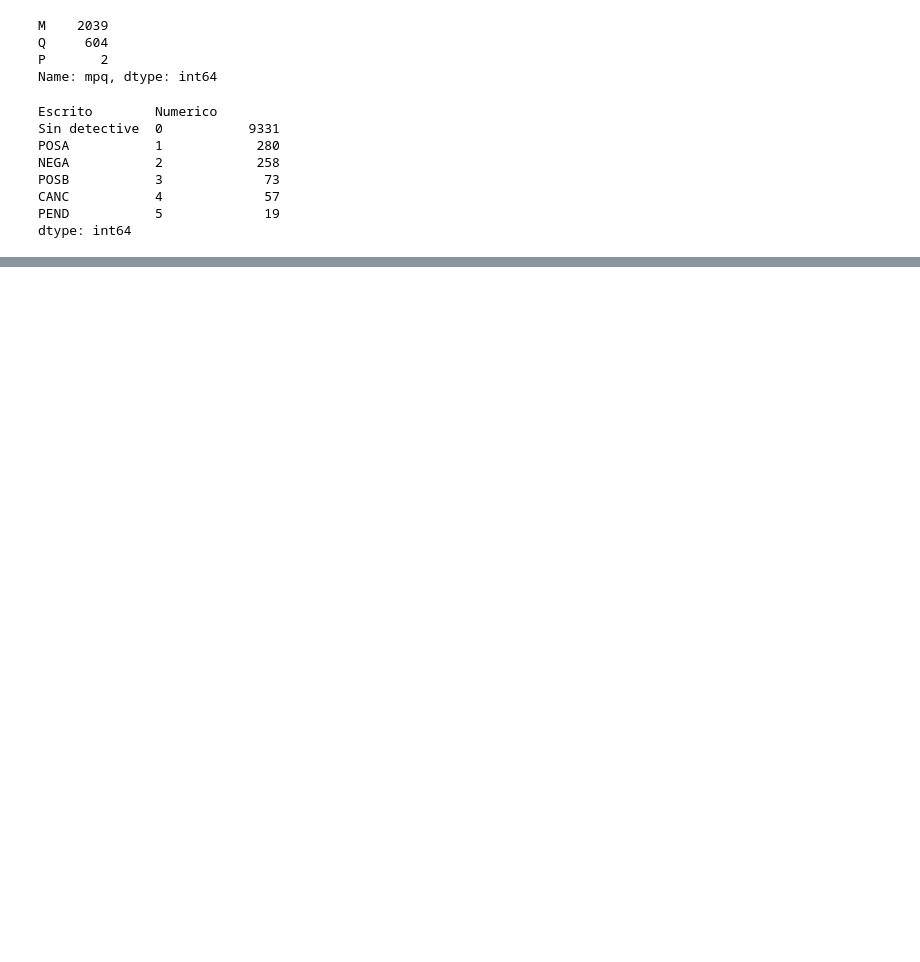
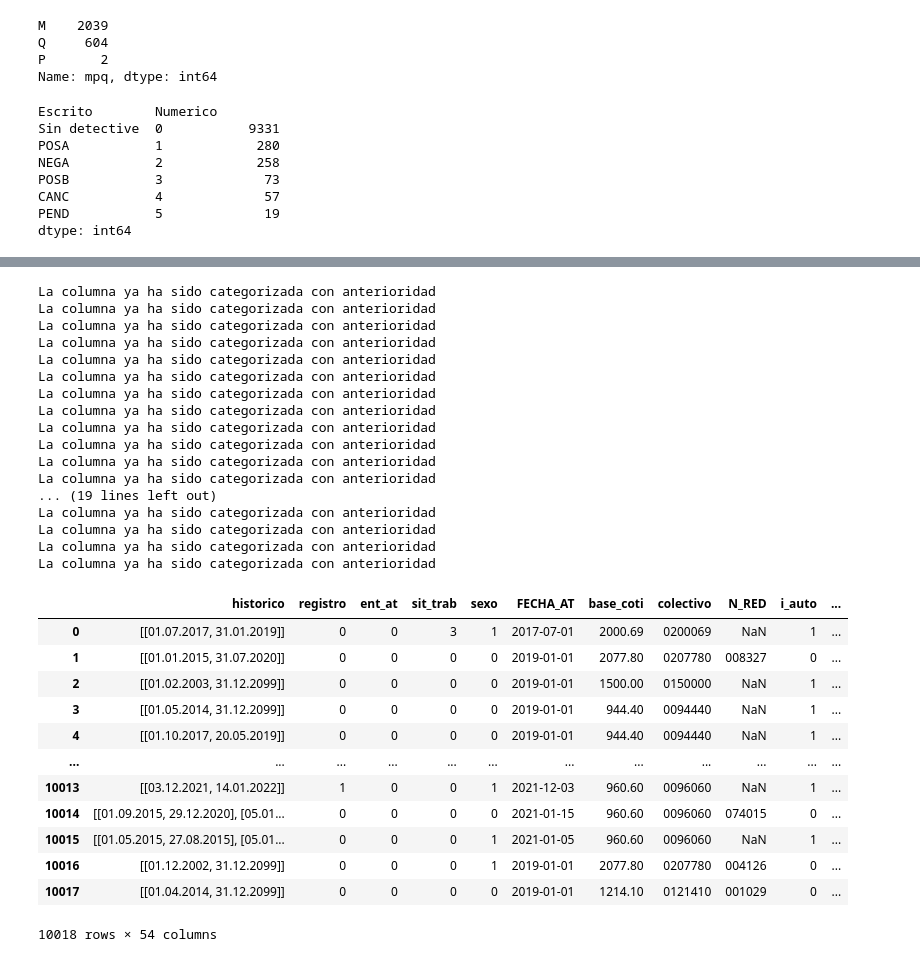
Before and after one commit to VictorCalzada/fraud_detection, a Jupyter notebook: lectura.ipynb, the cells around one changed output, grey strips where cells are left out. Cells and saved outputs as stored; diff of their text form; code cells hidden in the pictures; blank space fills up the shorter version.

```diff
--- a/lectura.ipynb
+++ b/lectura.ipynb
@@ -172,0 +162,20 @@ Name: nrehab, Length: 65, dtype: int64
+# %%
+cateList = dict() #Diccionario para almacenar las categorizaciones
+# %%
+def categorizacion(col, colname):
+    valores = col.value_counts()
+    cate = np.zeros(len(col), dtype=int)
+    llaves = list(valores.keys())
+    l = []
+    if type(col[0]) == bool:
+        print("es bool")
+        cate = list(map(int,col))
+    else:
+        for i, key in enumerate(llaves):
+            cate[col == key] = i
+            l.append((key,i))
+    if colname in cateList:
+        print("La columna ya ha sido categorizada con anterioridad")
+    else:
+        cateList[colname] = l
+    return pd.Series(cate)
@@ -172,0 +232,2 @@ Name: nrehab, Length: 65, dtype: int64
+# %%
+dat = pd.read_csv("PrimerCategorico.csv", index_col="Unnamed: 0")
@@ -172,0 +240,2 @@ Name: nrehab, Length: 65, dtype: int64
+# %%
+df = pd.concat(tablasdf.values(), axis=1)
@@ -172,0 +270,46 @@ Name: nrehab, Length: 65, dtype: int64
+# %%
+def selectFromDat(df, dat):
+    dataF = dict()
+    for key in dat.keys():
+        if key in df.keys():
+            if list(dat[key])[0] == "n":
+                continue
+            if list(dat[key])[1] == "n":
+                dataF[key] = df[key]
+            else:
+                dataF[key] = categorizacion(df[key], key)
+
+    return pd.DataFrame(dataF)
+
+selectFromDat(df, dat)
+# %% [output]
+La columna ya ha sido categorizada con anterioridad
+La columna ya ha sido categorizada con anterioridad
+La columna ya ha sido categorizada con anterioridad
+La columna ya ha sido categorizada con anterioridad
+La columna ya ha sido categorizada con anterioridad
+La columna ya ha sido categorizada con anterioridad
+La columna ya ha sido categorizada con anterioridad
+La columna ya ha sido categorizada con anterioridad
+La columna ya ha sido categorizada con anterioridad
+La columna ya ha sido categorizada con anterioridad
+La columna ya ha sido categorizada con anterioridad
+La columna ya ha sido categorizada con anterioridad
+... (19 lines left out)
+La columna ya ha sido categorizada con anterioridad
+La columna ya ha sido categorizada con anterioridad
+La columna ya ha sido categorizada con anterioridad
+La columna ya ha sido categorizada con anterioridad
+|  | historico | registro | ent_at | sit_trab | sexo | FECHA_AT | base_coti | colectivo | N_RED | i_auto | ... |
+| 0 | [[01.07.2017, 31.01.2019]] | 0 | 0 | 3 | 1 | 2017-07-01 | 2000.69 | 0200069 | NaN | 1 | ... |
+| 1 | [[01.01.2015, 31.07.2020]] | 0 | 0 | 0 | 0 | 2019-01-01 | 2077.80 | 0207780 | 008327 | 0 | ... |
+| 2 | [[01.02.2003, 31.12.2099]] | 0 | 0 | 0 | 0 | 2019-01-01 | 1500.00 | 0150000 | NaN | 1 | ... |
+| 3 | [[01.05.2014, 31.12.2099]] | 0 | 0 | 0 | 0 | 2019-01-01 | 944.40 | 0094440 | NaN | 1 | ... |
+| 4 | [[01.10.2017, 20.05.2019]] | 0 | 0 | 0 | 0 | 2019-01-01 | 944.40 | 0094440 | NaN | 1 | ... |
+| ... | ... | ... | ... | ... | ... | ... | ... | ... | ... | ... | ... |
+| 10013 | [[03.12.2021, 14.01.2022]] | 1 | 0 | 0 | 1 | 2021-12-03 | 960.60 | 0096060 | NaN | 1 | ... |
+| 10014 | [[01.09.2015, 29.12.2020], [05.01... | 0 | 0 | 0 | 0 | 2021-01-15 | 960.60 | 0096060 | 074015 | 0 | ... |
+| 10015 | [[01.05.2015, 27.08.2015], [05.01... | 0 | 0 | 0 | 1 | 2021-01-05 | 960.60 | 0096060 | NaN | 1 | ... |
+| 10016 | [[01.12.2002, 31.12.2099]] | 0 | 0 | 0 | 1 | 2019-01-01 | 2077.80 | 0207780 | 004126 | 0 | ... |
+| 10017 | [[01.04.2014, 31.12.2099]] | 0 | 0 | 0 | 0 | 2019-01-01 | 1214.10 | 0121410 | 001029 | 0 | ... |
+10018 rows × 54 columns
```
Also changed, not shown: parts of 25 cells of this notebook, 5 other files.
